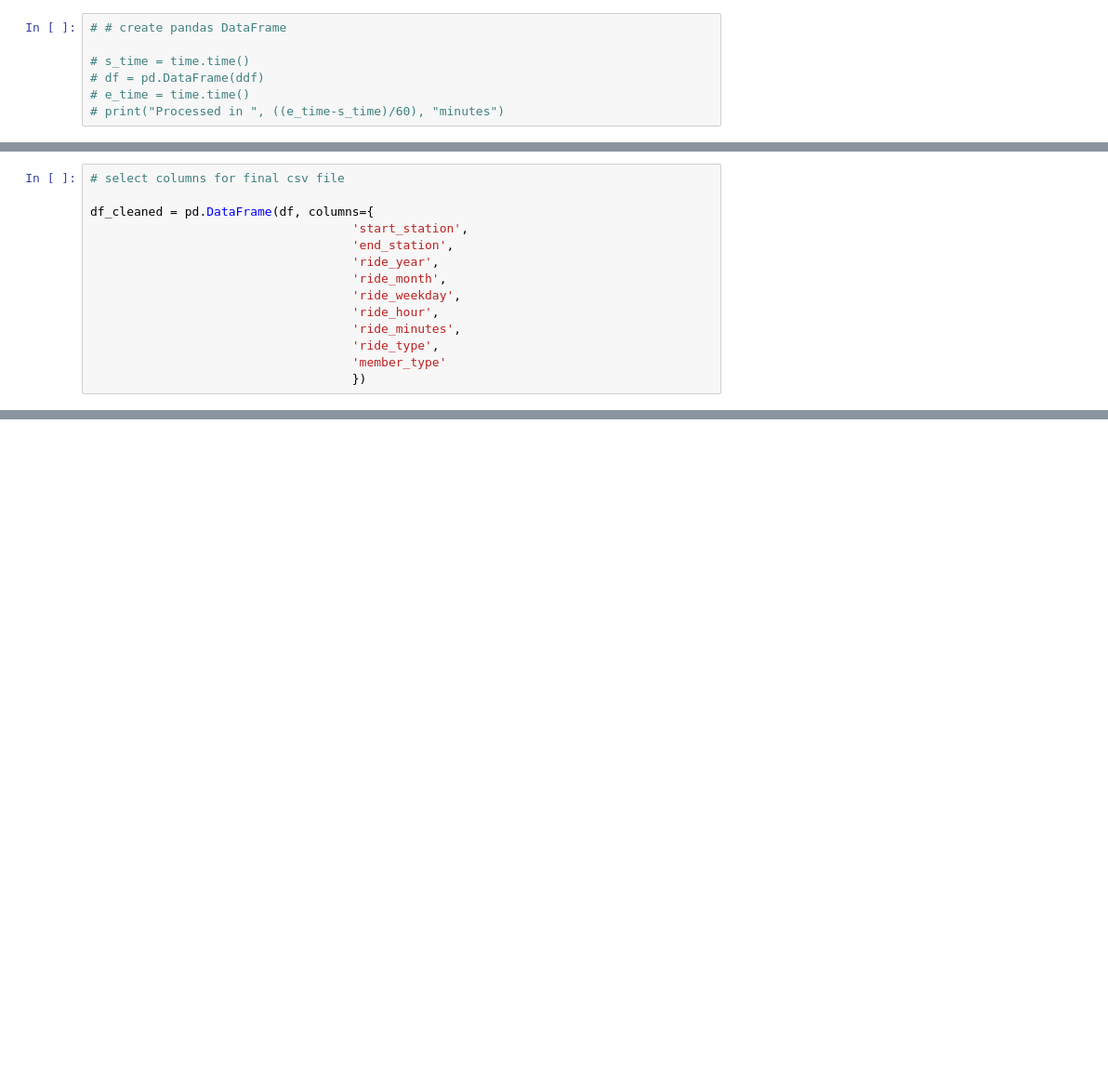
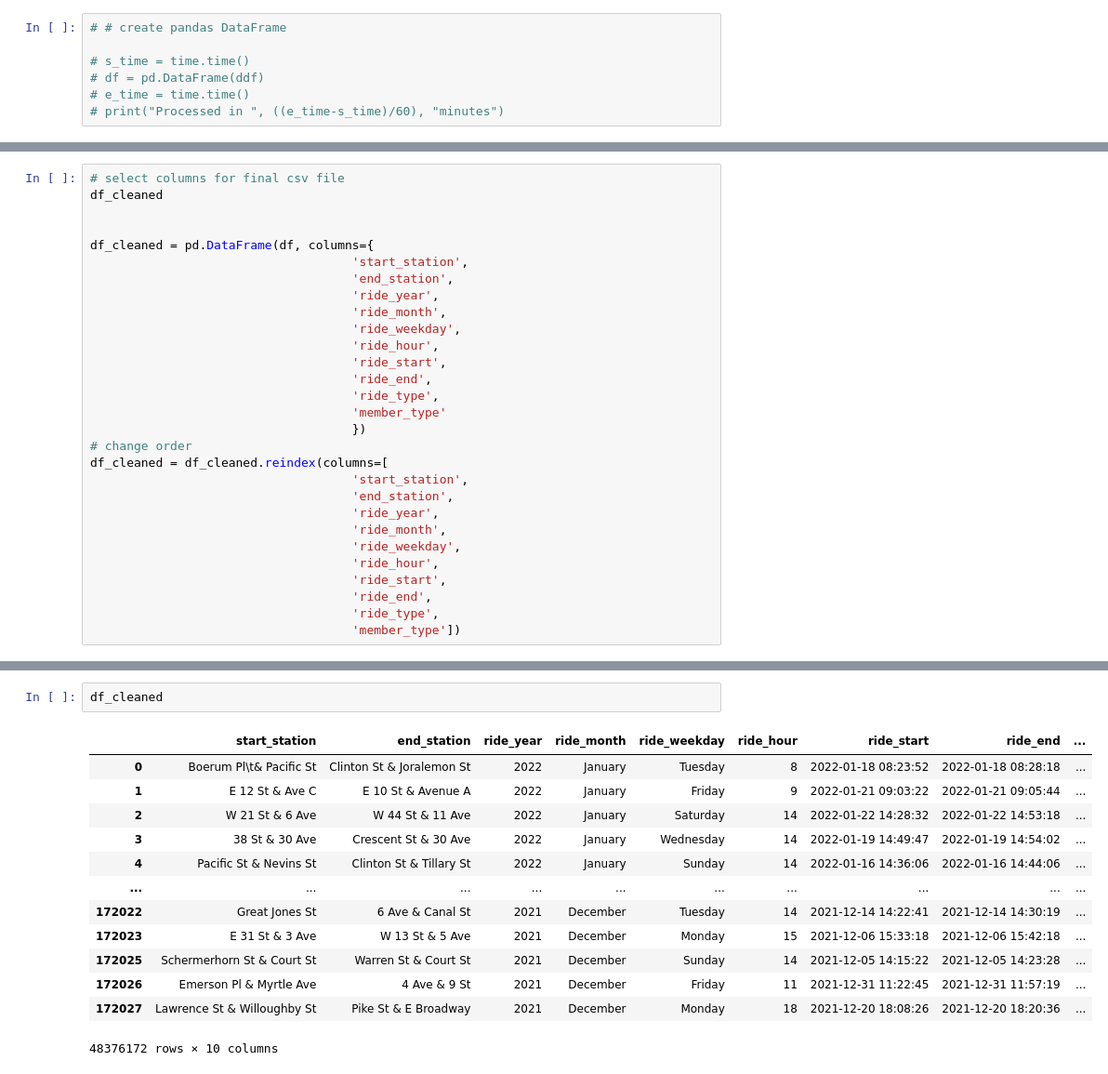
Before and after one commit to mugsiemx/Tableau-challenge, a Jupyter notebook: Tableau_City_Bike_Scaling.ipynb, the cells around one changed output, grey strips where cells are left out. Shown: that part at 93% size. Cells and saved outputs as stored; diff of their text form; blank space fills up the shorter version.

```diff
--- a/Tableau_City_Bike_Scaling.ipynb
+++ b/Tableau_City_Bike_Scaling.ipynb
@@ -131,6 +177,8 @@ ride_minutes        timedelta64[ns]
 dtype: object
 # %%
 # select columns for final csv file
+df_cleaned
+
 
 df_cleaned = pd.DataFrame(df, columns={
                                     'start_station',
@@ -139,10 +187,23 @@ df_cleaned = pd.DataFrame(df, columns={
                                     'ride_month',
                                     'ride_weekday',
                                     'ride_hour',
-                                    'ride_minutes',
+                                    'ride_start',
+                                    'ride_end',
                                     'ride_type',
                                     'member_type'
                                     })
+# change order
+df_cleaned = df_cleaned.reindex(columns=[
+                                    'start_station',
+                                    'end_station',
+                                    'ride_year',
+                                    'ride_month',
+                                    'ride_weekday',
+                                    'ride_hour',
+                                    'ride_start',
+                                    'ride_end',
+                                    'ride_type',
+                                    'member_type'])
 # %%
 df_cleaned.info()
 # %% [output]
@@ -165,2 +227,18 @@ memory usage: 4.3+ GB
+# %%
+df_cleaned
+# %% [output]
+|  | start_station | end_station | ride_year | ride_month | ride_weekday | ride_hour | ride_start | ride_end | ... |
+| 0 | Boerum Pl\t& Pacific St | Clinton St & Joralemon St | 2022 | January | Tuesday | 8 | 2022-01-18 08:23:52 | 2022-01-18 08:28:18 | ... |
+| 1 | E 12 St & Ave C | E 10 St & Avenue A | 2022 | January | Friday | 9 | 2022-01-21 09:03:22 | 2022-01-21 09:05:44 | ... |
+| 2 | W 21 St & 6 Ave | W 44 St & 11 Ave | 2022 | January | Saturday | 14 | 2022-01-22 14:28:32 | 2022-01-22 14:53:18 | ... |
+| 3 | 38 St & 30 Ave | Crescent St & 30 Ave | 2022 | January | Wednesday | 14 | 2022-01-19 14:49:47 | 2022-01-19 14:54:02 | ... |
+| 4 | Pacific St & Nevins St | Clinton St & Tillary St | 2022 | January | Sunday | 14 | 2022-01-16 14:36:06 | 2022-01-16 14:44:06 | ... |
+| ... | ... | ... | ... | ... | ... | ... | ... | ... | ... |
+| 172022 | Great Jones St | 6 Ave & Canal St | 2021 | December | Tuesday | 14 | 2021-12-14 14:22:41 | 2021-12-14 14:30:19 | ... |
+| 172023 | E 31 St & 3 Ave | W 13 St & 5 Ave | 2021 | December | Monday | 15 | 2021-12-06 15:33:18 | 2021-12-06 15:42:18 | ... |
+| 172025 | Schermerhorn St & Court St | Warren St & Court St | 2021 | December | Sunday | 14 | 2021-12-05 14:15:22 | 2021-12-05 14:23:28 | ... |
+| 172026 | Emerson Pl & Myrtle Ave | 4 Ave & 9 St | 2021 | December | Friday | 11 | 2021-12-31 11:22:45 | 2021-12-31 11:57:19 | ... |
+| 172027 | Lawrence St & Willoughby St | Pike St & E Broadway | 2021 | December | Monday | 18 | 2021-12-20 18:08:26 | 2021-12-20 18:20:36 | ... |
+48376172 rows × 10 columns
 # %%
 # send  cleaned df to csv file
```
Also changed, not shown: parts of 12 cells of this notebook, 1 other file.
